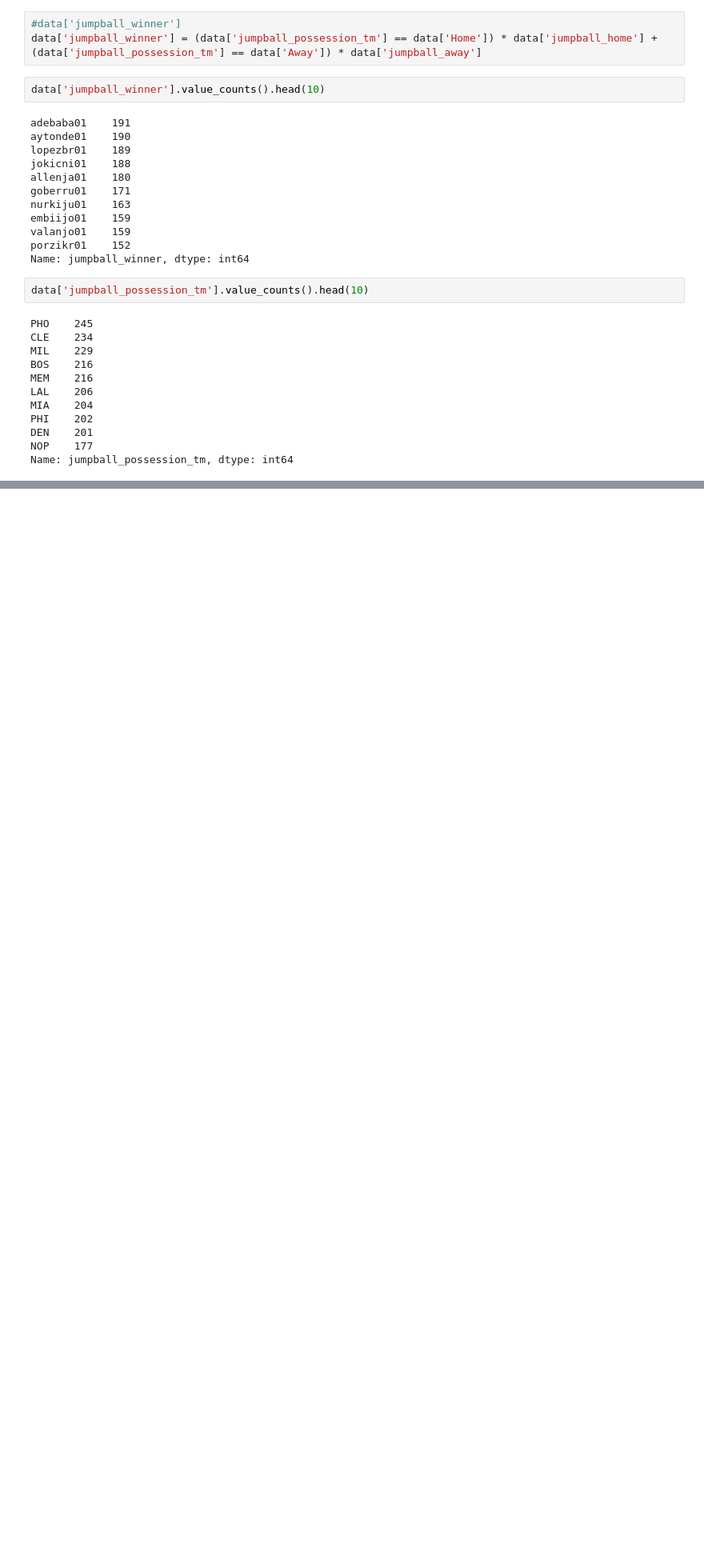
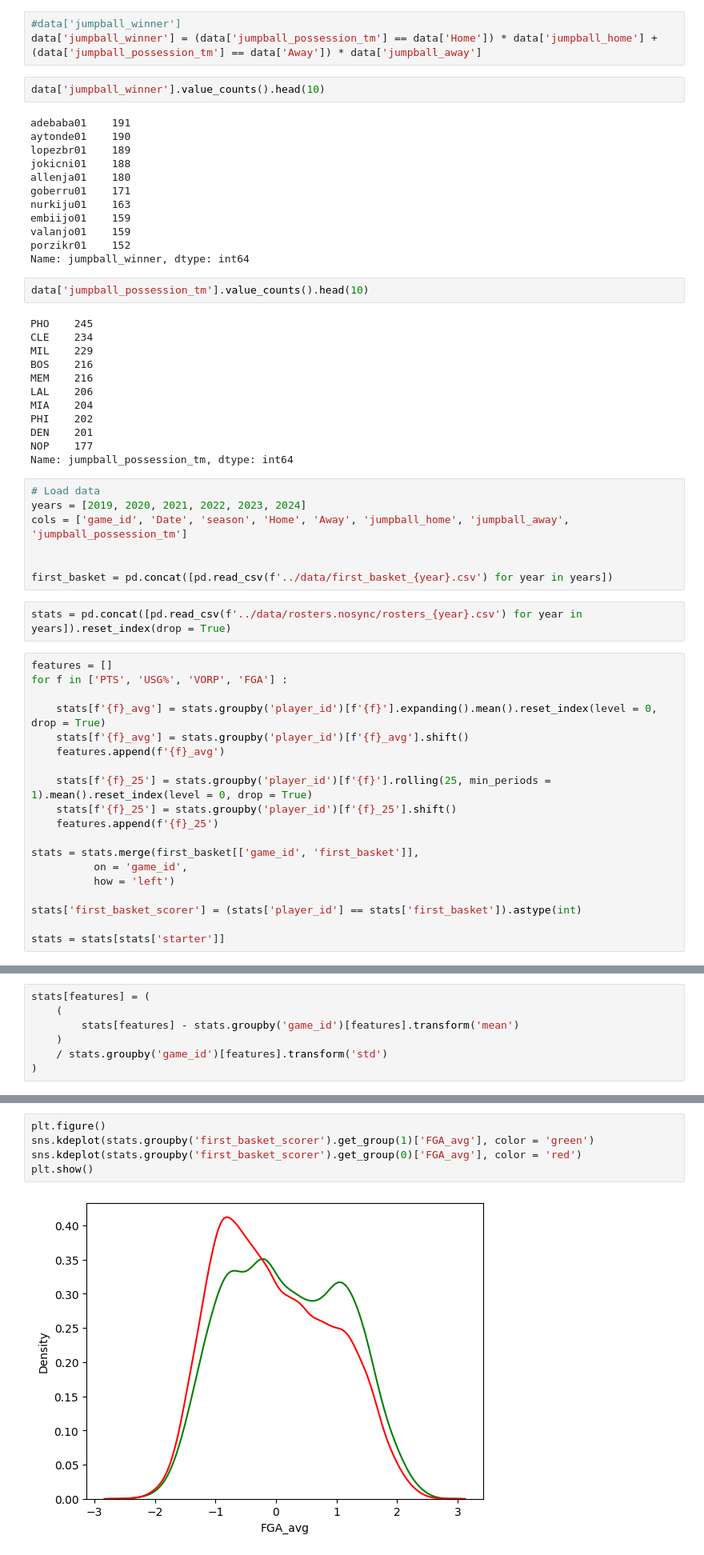
Before and after one commit to martinbog19/LeFirstBasket, a Jupyter notebook: notebooks/eda.ipynb, the cells around one changed output, grey strips where cells are left out. Shown: that part at 80% size. Drawn from its saved outputs; the diff is of its cells as text; blank space fills up the shorter version.

```diff
--- a/notebooks/eda.ipynb
+++ b/notebooks/eda.ipynb
@@ -87,3 +82,31 @@ PHI    202
 DEN    201
 NOP    177
 Name: jumpball_possession_tm, dtype: int64
+# %%
+# Load data
+years = [2019, 2020, 2021, 2022, 2023, 2024]
+cols = ['game_id', 'Date', 'season', 'Home', 'Away', 'jumpball_home', 'jumpball_away', 'jumpball_possession_tm']
+
+
+first_basket = pd.concat([pd.read_csv(f'../data/first_basket_{year}.csv') for year in years])
+# %%
+stats = pd.concat([pd.read_csv(f'../data/rosters.nosync/rosters_{year}.csv') for year in years]).reset_index(drop = True)
+# %%
+features = []
+for f in ['PTS', 'USG%', 'VORP', 'FGA'] :
+
+    stats[f'{f}_avg'] = stats.groupby('player_id')[f'{f}'].expanding().mean().reset_index(level = 0, drop = True)
+    stats[f'{f}_avg'] = stats.groupby('player_id')[f'{f}_avg'].shift()
+    features.append(f'{f}_avg')
+
+    stats[f'{f}_25'] = stats.groupby('player_id')[f'{f}'].rolling(25, min_periods = 1).mean().reset_index(level = 0, drop = True)
+    stats[f'{f}_25'] = stats.groupby('player_id')[f'{f}_25'].shift()
+    features.append(f'{f}_25')
+
+stats = stats.merge(first_basket[['game_id', 'first_basket']],
+          on = 'game_id',
+          how = 'left')
+
+stats['first_basket_scorer'] = (stats['player_id'] == stats['first_basket']).astype(int)
+
+stats = stats[stats['starter']]
@@ -89,0 +129,7 @@ Name: jumpball_possession_tm, dtype: int64
+# %%
+stats[features] = (
+    (
+        stats[features] - stats.groupby('game_id')[features].transform('mean')
+    )
+    / stats.groupby('game_id')[features].transform('std')
+)
@@ -89,0 +154,7 @@ Name: jumpball_possession_tm, dtype: int64
+# %%
+plt.figure()
+sns.kdeplot(stats.groupby('first_basket_scorer').get_group(1)['FGA_avg'], color = 'green')
+sns.kdeplot(stats.groupby('first_basket_scorer').get_group(0)['FGA_avg'], color = 'red')
+plt.show()
+# %% [output]
+[figure, added]
```
Also changed, not shown: parts of 10 cells of this notebook, 6 other files.
